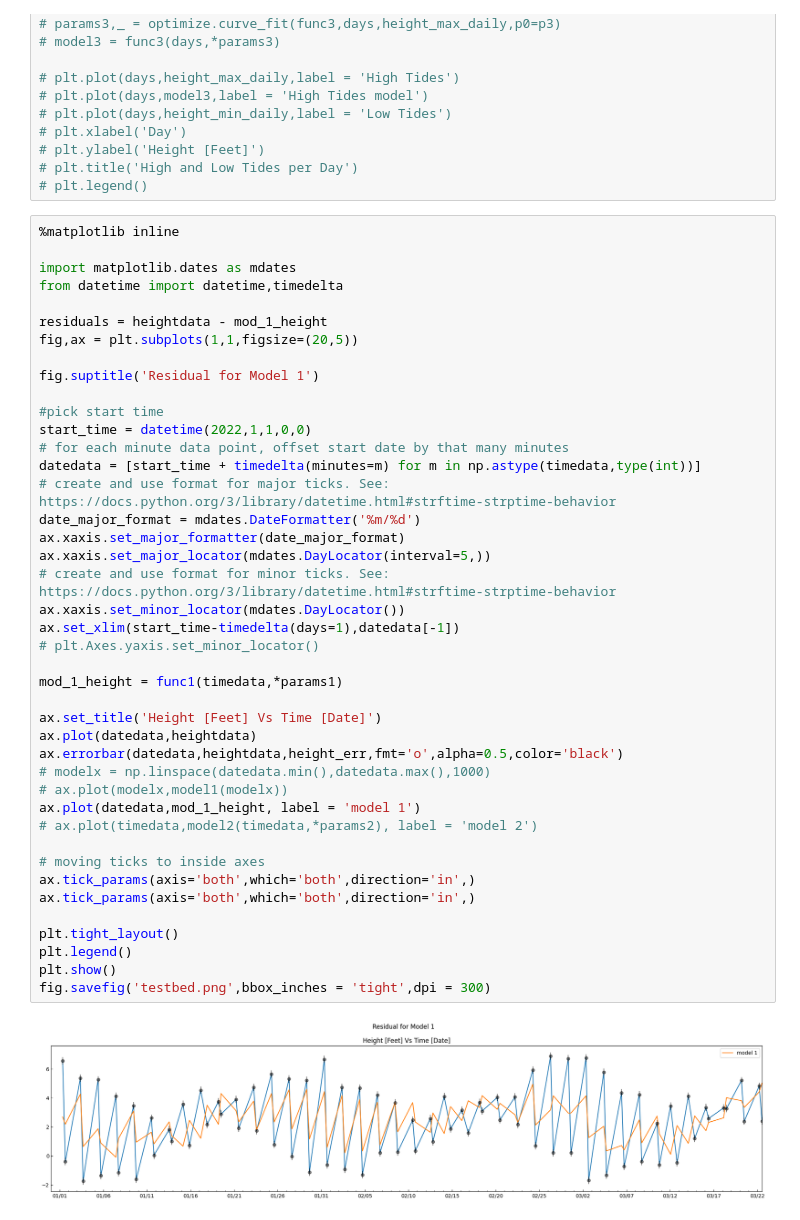
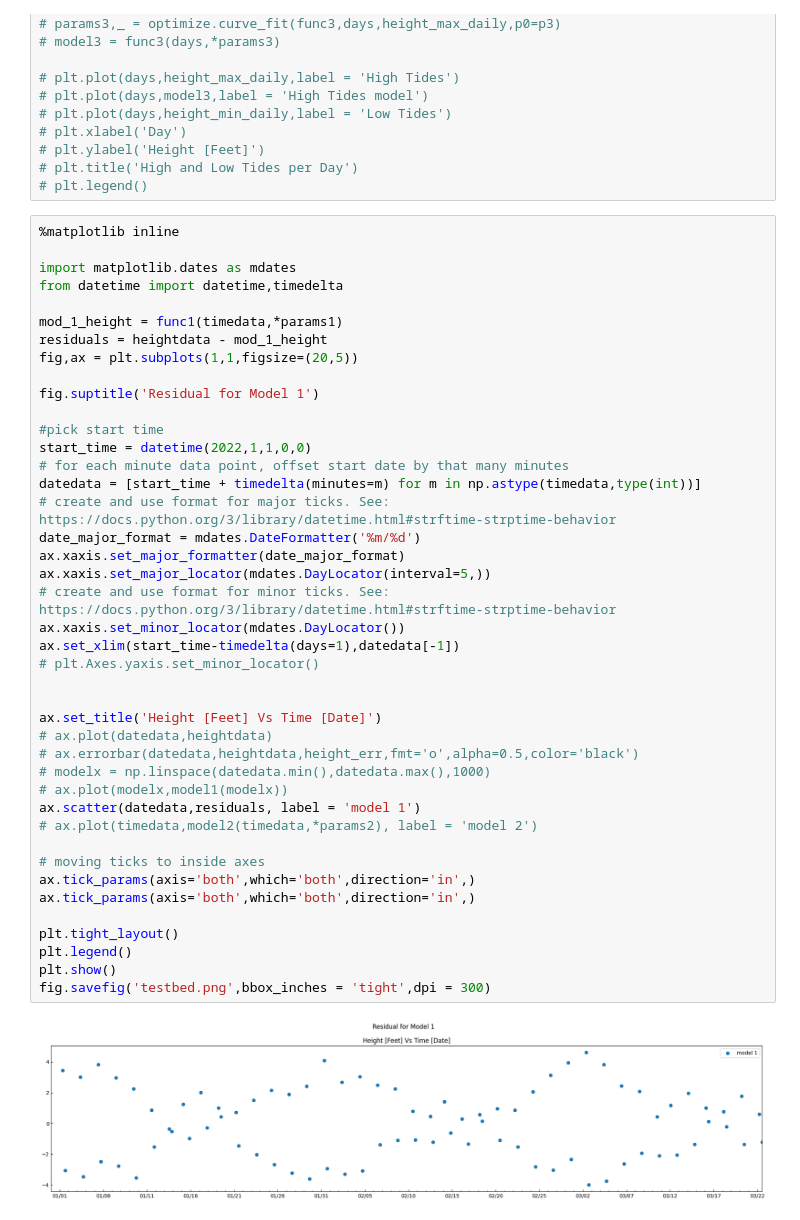
Before and after one commit to ZacharyJamesAdams/ASTR-19-Group-Project, a Jupyter notebook: testbed.ipynb, the cells around one changed output. Cells and saved outputs as stored; diff of their text form.

Commit message:
started plotting redisual scatter

```diff
--- a/testbed.ipynb
+++ b/testbed.ipynb
@@ -206,41 +200,41 @@ fig.savefig('testbed.png',bbox_inches = 'tight',dpi = 300)
 import matplotlib.dates as mdates
 from datetime import datetime,timedelta
 
+mod_1_height = func1(timedata,*params1)
 residuals = heightdata - mod_1_height
 fig,ax = plt.subplots(1,1,figsize=(20,5))
 
 fig.suptitle('Residual for Model 1')
 
 #pick start time
 start_time = datetime(2022,1,1,0,0)
 # for each minute data point, offset start date by that many minutes
 datedata = [start_time + timedelta(minutes=m) for m in np.astype(timedata,type(int))]
 # create and use format for major ticks. See: https://docs.python.org/3/library/datetime.html#strftime-strptime-behavior
 date_major_format = mdates.DateFormatter('%m/%d')
 ax.xaxis.set_major_formatter(date_major_format)
 ax.xaxis.set_major_locator(mdates.DayLocator(interval=5,))
 # create and use format for minor ticks. See: https://docs.python.org/3/library/datetime.html#strftime-strptime-behavior
 ax.xaxis.set_minor_locator(mdates.DayLocator())
 ax.set_xlim(start_time-timedelta(days=1),datedata[-1])
 # plt.Axes.yaxis.set_minor_locator()
 
-mod_1_height = func1(timedata,*params1)
 
 ax.set_title('Height [Feet] Vs Time [Date]')
-ax.plot(datedata,heightdata)
-ax.errorbar(datedata,heightdata,height_err,fmt='o',alpha=0.5,color='black')
+# ax.plot(datedata,heightdata)
+# ax.errorbar(datedata,heightdata,height_err,fmt='o',alpha=0.5,color='black')
 # modelx = np.linspace(datedata.min(),datedata.max(),1000)
 # ax.plot(modelx,model1(modelx))
-ax.plot(datedata,mod_1_height, label = 'model 1')
+ax.scatter(datedata,residuals, label = 'model 1')
 # ax.plot(timedata,model2(timedata,*params2), label = 'model 2')
 
 # moving ticks to inside axes
 ax.tick_params(axis='both',which='both',direction='in',)
 ax.tick_params(axis='both',which='both',direction='in',)
 
 plt.tight_layout()
 plt.legend()
 plt.show()
 fig.savefig('testbed.png',bbox_inches = 'tight',dpi = 300)
 # %% [output]
-[figure, old version]
+[figure, new version]
```
Also changed, not shown: parts of 2 cells of this notebook.
